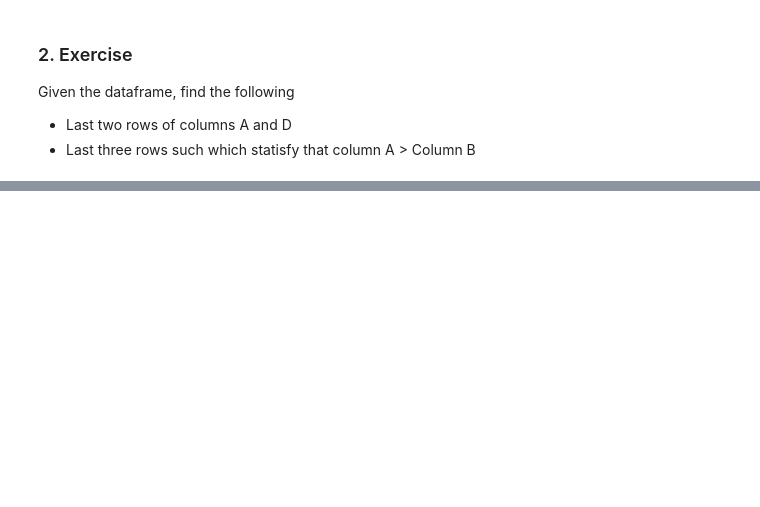
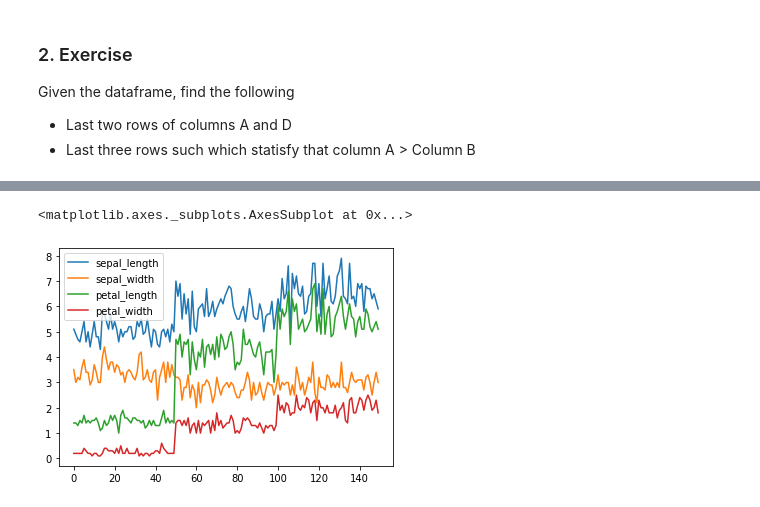
Before and after one commit to angelacpd/Scientific_Python, a Jupyter notebook: Lecture_6.ipynb, the cells around one changed output, grey strips where cells are left out. Drawn from its saved outputs; the diff is of its cells as text; code cells hidden in the pictures; blank space fills up the shorter version.

```diff
--- a/Lecture_6.ipynb
+++ b/Lecture_6.ipynb
@@ -796,0 +983,7 @@ df.loc[df['A'] > df['B'], :].iloc[-3:]
+# %%
+import pandas as pd
+# Can use df.info to find out information about the df
+iris_data = pd.read_csv('https://gist.githubusercontent.com/curran/a08a1080b88344b0c8a7/raw/639388c2cbc2120a14dcf466e85730eb8be498bb/iris.csv')
+
+#iris_data = pd.read_csv('./data/iris.csv')
+iris_data.info()
@@ -796,0 +1069,5 @@ df.loc[df['A'] > df['B'], :].iloc[-3:]
+# %%
+iris_data.plot()
+# %% [output]
+<matplotlib.axes._subplots.AxesSubplot at 0x...>
+[figure, added]
```
Also changed, not shown: parts of 66 cells of this notebook.
